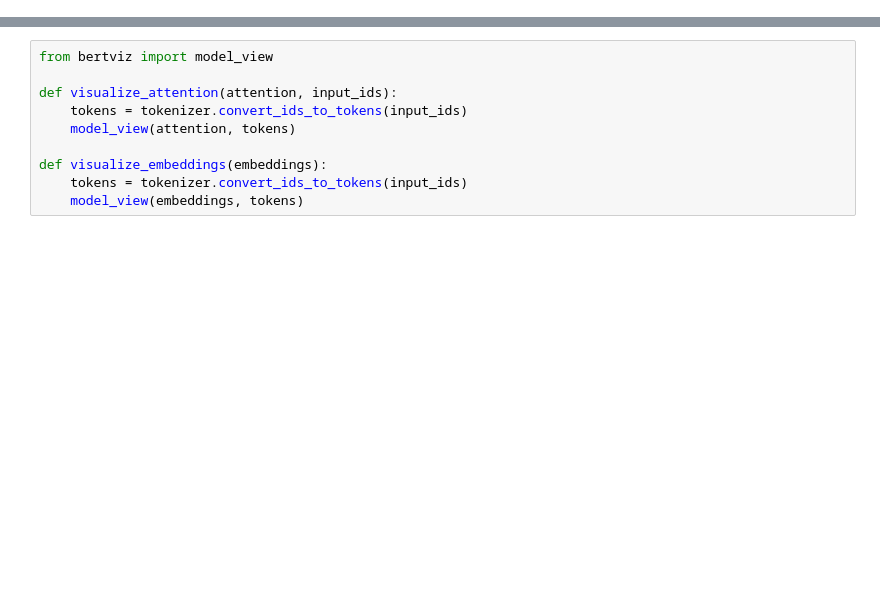
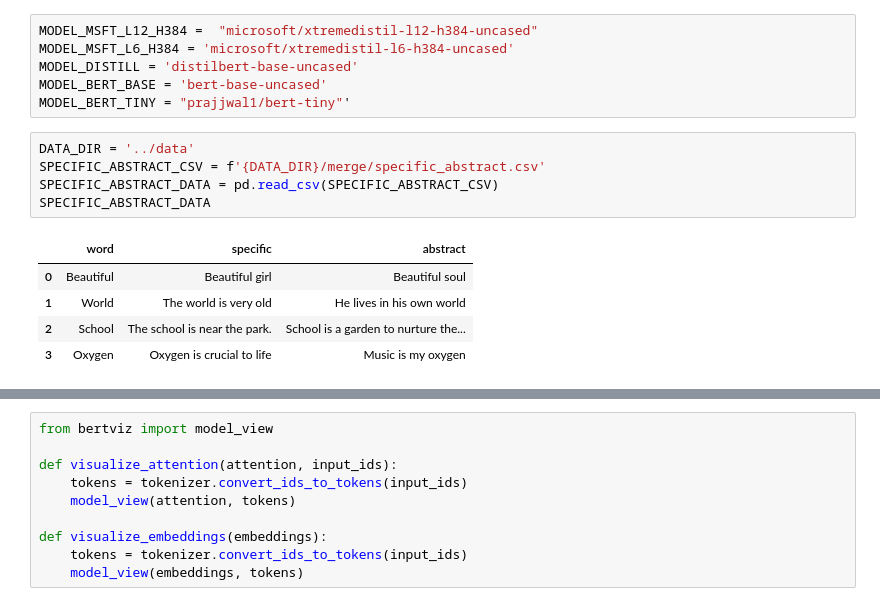
Before and after one commit to bazen-teklehaymanot/taxonomy, a Jupyter notebook: notebooks/catagory.ipynb, the cells around one changed output, grey strips where cells are left out. Cells and saved outputs as stored; diff of their text form; blank space fills up the shorter version.

```diff
--- a/notebooks/catagory.ipynb
+++ b/notebooks/catagory.ipynb
@@ -19,0 +16,17 @@ model_view(attention, tokens)
+# %%
+MODEL_MSFT_L12_H384 =  "microsoft/xtremedistil-l12-h384-uncased"
+MODEL_MSFT_L6_H384 = 'microsoft/xtremedistil-l6-h384-uncased'
+MODEL_DISTILL = 'distilbert-base-uncased'
+MODEL_BERT_BASE = 'bert-base-uncased'
+MODEL_BERT_TINY = "prajjwal1/bert-tiny"'
+# %%
+DATA_DIR = '../data'
+SPECIFIC_ABSTRACT_CSV = f'{DATA_DIR}/merge/specific_abstract.csv'
+SPECIFIC_ABSTRACT_DATA = pd.read_csv(SPECIFIC_ABSTRACT_CSV)
+SPECIFIC_ABSTRACT_DATA
+# %% [output]
+|  | word | specific | abstract |
+| 0 | Beautiful | Beautiful girl | Beautiful soul |
+| 1 | World | The world is very old | He lives in his own world |
+| 2 | School | The school is near the park. | School is a garden to nurture the... |
+| 3 | Oxygen | Oxygen is crucial to life | Music is my oxygen |
```
Also changed, not shown: parts of 20 cells of this notebook, 1 other file.
